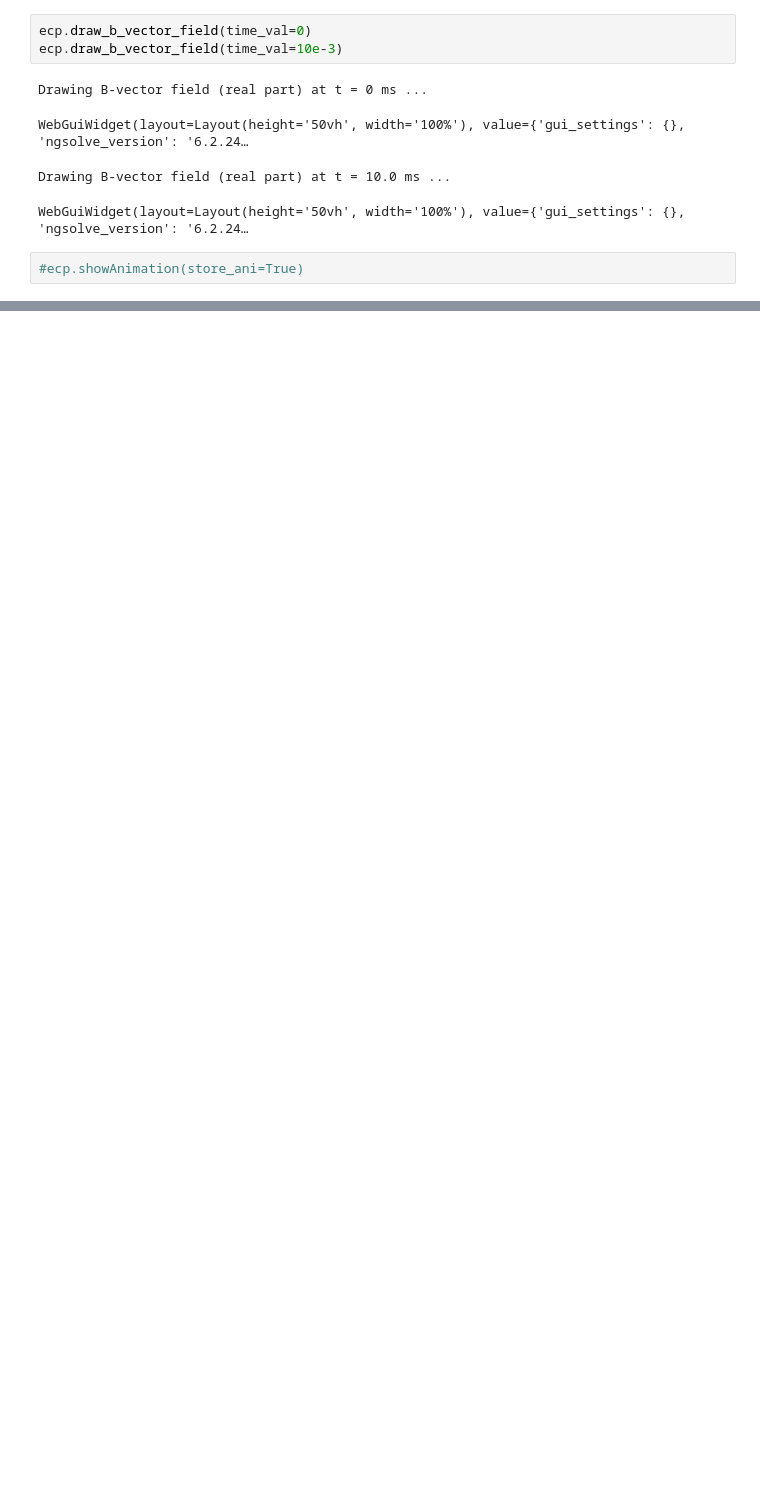
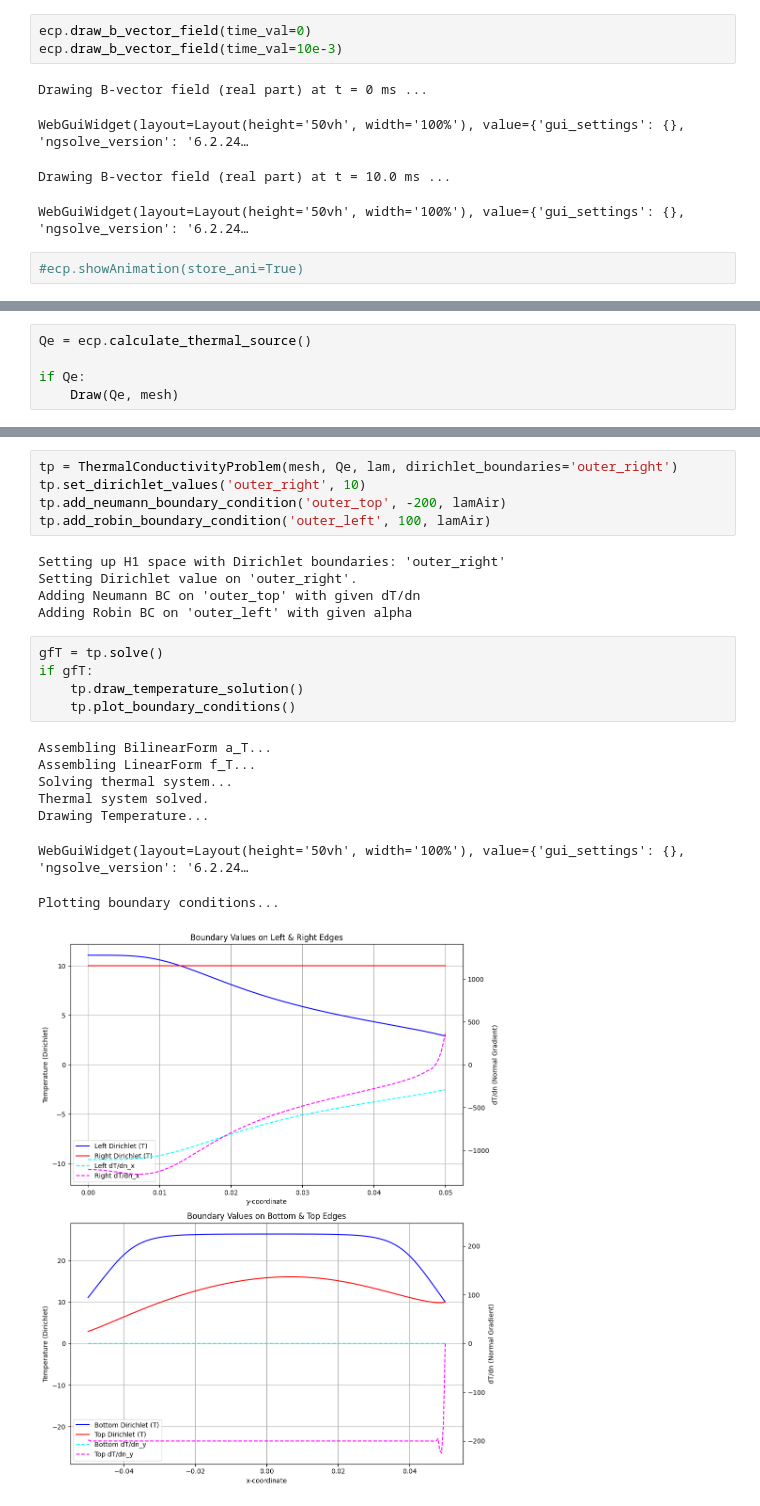
Before and after one commit to alegrunder/hana, a Jupyter notebook: hana_project_book/LsgVisualisierungDiskussion/LsgStdGeo.ipynb, the cells around one changed output, grey strips where cells are left out. Drawn from its saved outputs; the diff is of its cells as text; blank space fills up the shorter version.

```diff
--- a/hana_project_book/LsgVisualisierungDiskussion/LsgStdGeo.ipynb
+++ b/hana_project_book/LsgVisualisierungDiskussion/LsgStdGeo.ipynb
@@ -69,0 +77,5 @@ WebGuiWidget(layout=Layout(height='50vh', width='100%'), value={'gui_settings':
+# %%
+Qe = ecp.calculate_thermal_source()
+
+if Qe:
+    Draw(Qe, mesh)
@@ -69,0 +94,24 @@ WebGuiWidget(layout=Layout(height='50vh', width='100%'), value={'gui_settings':
+# %%
+tp = ThermalConductivityProblem(mesh, Qe, lam, dirichlet_boundaries='outer_right')
+tp.set_dirichlet_values('outer_right', 10)
+tp.add_neumann_boundary_condition('outer_top', -200, lamAir)
+tp.add_robin_boundary_condition('outer_left', 100, lamAir)
+# %% [output]
+Setting up H1 space with Dirichlet boundaries: 'outer_right'
+Setting Dirichlet value on 'outer_right'.
+Adding Neumann BC on 'outer_top' with given dT/dn
+Adding Robin BC on 'outer_left' with given alpha
+# %%
+gfT = tp.solve()
+if gfT:
+    tp.draw_temperature_solution()
+    tp.plot_boundary_conditions()
+# %% [output]
+Assembling BilinearForm a_T...
+Assembling LinearForm f_T...
+Solving thermal system...
+Thermal system solved.
+Drawing Temperature...
+WebGuiWidget(layout=Layout(height='50vh', width='100%'), value={'gui_settings': {}, 'ngsolve_version': '6.2.24…
+Plotting boundary conditions...
+[figure, added]
```
Also changed, not shown: parts of 18 cells of this notebook, 7 other files.
